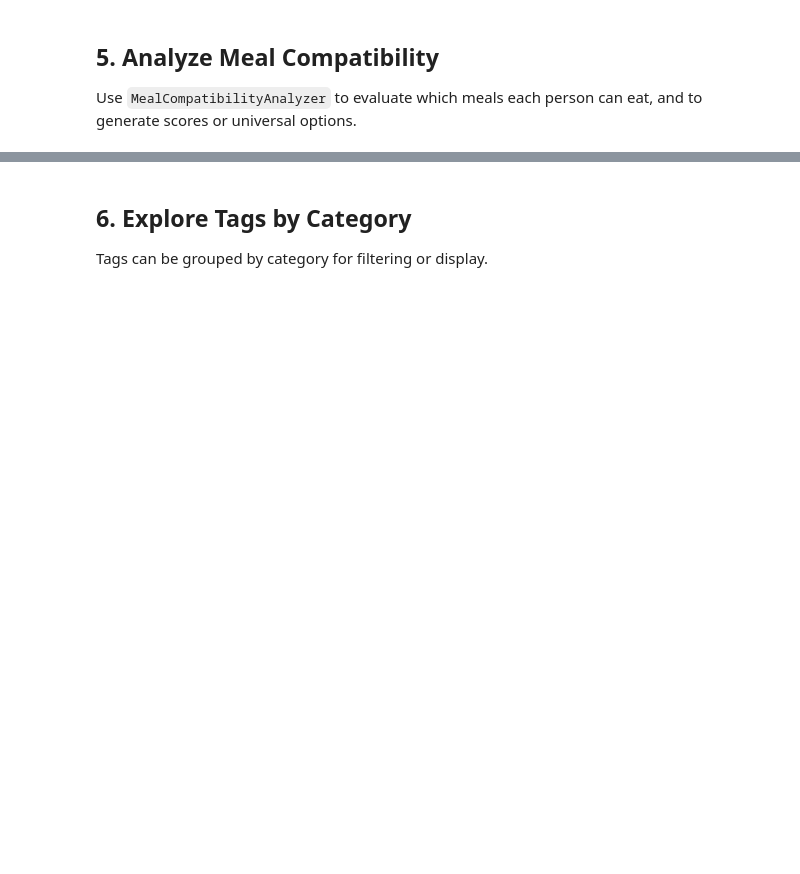
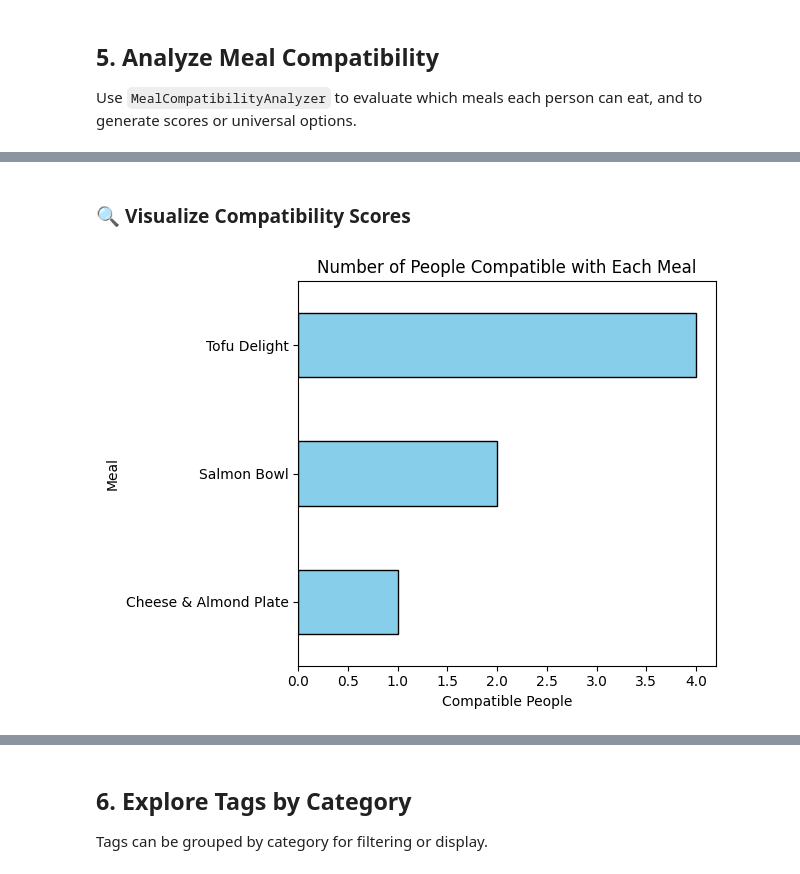
Before and after one commit to JetpackYoshi/meal-planner, a Jupyter notebook: examples/feature_overview.ipynb, the cells around one changed output, grey strips where cells are left out. Cells and saved outputs as stored; diff of their text form; code cells hidden in the pictures; blank space fills up the shorter version.

Commit message:
updated notebook to include some visuals

```diff
--- a/examples/feature_overview.ipynb
+++ b/examples/feature_overview.ipynb
@@ -92,0 +143,12 @@ print(analyzer.get_universally_compatible_meals())
+# %% [markdown]
+### 🔍 Visualize Compatibility Scores
+# %%
+scores = analyzer.score_meals()
+scores.plot(kind='barh', color='skyblue', edgecolor='black')
+plt.title("Number of People Compatible with Each Meal")
+plt.xlabel("Compatible People")
+plt.ylabel("Meal")
+plt.tight_layout()
+plt.show()
+# %% [output]
+[figure, added]
```
Also changed, not shown: parts of 11 cells of this notebook.
